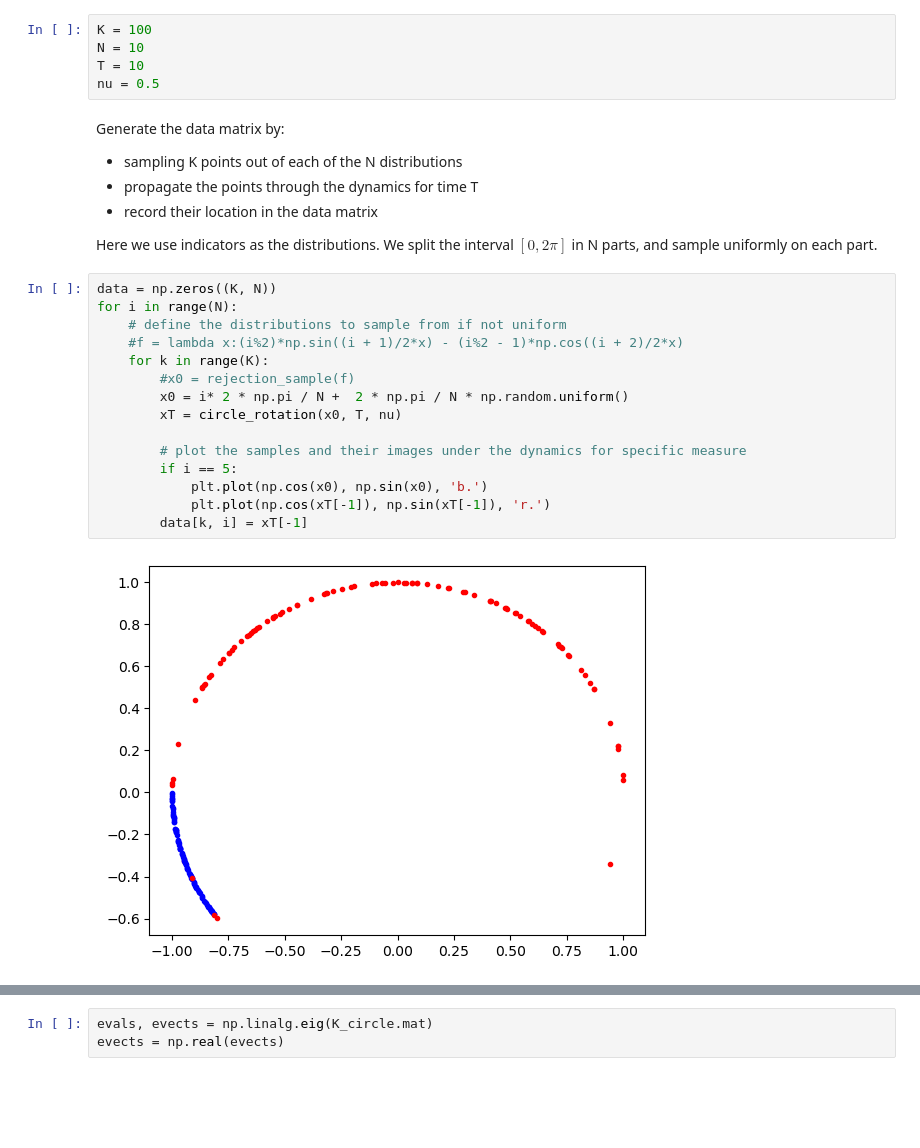
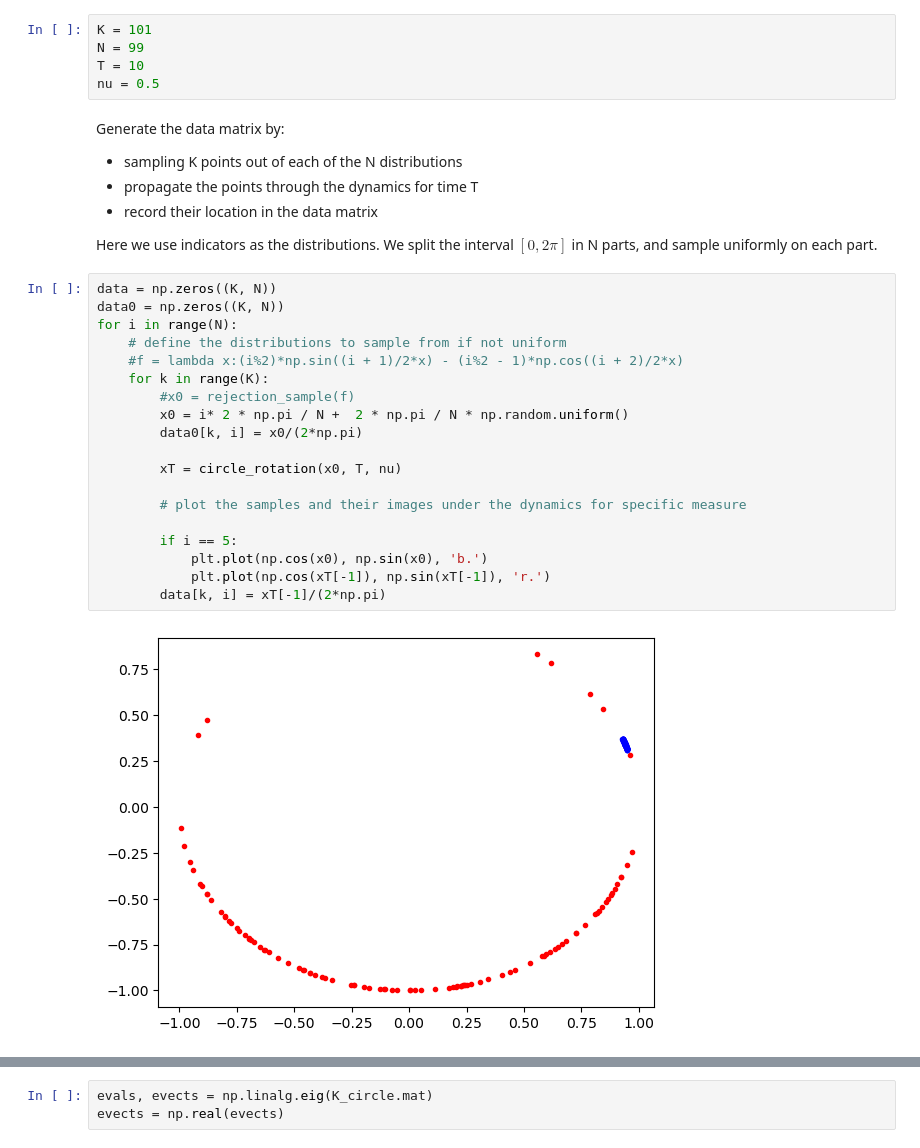
Before and after one commit to Maria-A-Oprea/Distributional_Koopman, a Jupyter notebook: Circle_rotation.ipynb, the cells around one changed output, grey strips where cells are left out. Cells and saved outputs as stored; diff of their text form; blank space fills up the shorter version.

```diff
--- a/Circle_rotation.ipynb
+++ b/Circle_rotation.ipynb
@@ -45,8 +48,8 @@ def rejection_sample(pdf):
 # %% [markdown]
 Set the hyperparameters
 # %%
-K = 100
-N = 10
+K = 101
+N = 99
 T = 10
 nu = 0.5
 # %% [markdown]
@@ -58,18 +61,22 @@ Generate the data matrix by:
 Here we use indicators as the distributions. We split the interval $[0, 2\pi]$ in N parts, and sample uniformly on each part.
 # %%
 data = np.zeros((K, N))
+data0 = np.zeros((K, N))
 for i in range(N):
     # define the distributions to sample from if not uniform
     #f = lambda x:(i%2)*np.sin((i + 1)/2*x) - (i%2 - 1)*np.cos((i + 2)/2*x)
     for k in range(K):
         #x0 = rejection_sample(f)
         x0 = i* 2 * np.pi / N +  2 * np.pi / N * np.random.uniform()
+        data0[k, i] = x0/(2*np.pi)
+
         xT = circle_rotation(x0, T, nu)
 
         # plot the samples and their images under the dynamics for specific measure
+
         if i == 5:
             plt.plot(np.cos(x0), np.sin(x0), 'b.')
             plt.plot(np.cos(xT[-1]), np.sin(xT[-1]), 'r.')
-        data[k, i] = xT[-1]
+        data[k, i] = xT[-1]/(2*np.pi)
 # %% [output]
-[figure, old version]
+[figure, new version]
```
Also changed, not shown: parts of 21 cells of this notebook, 1 other file.
